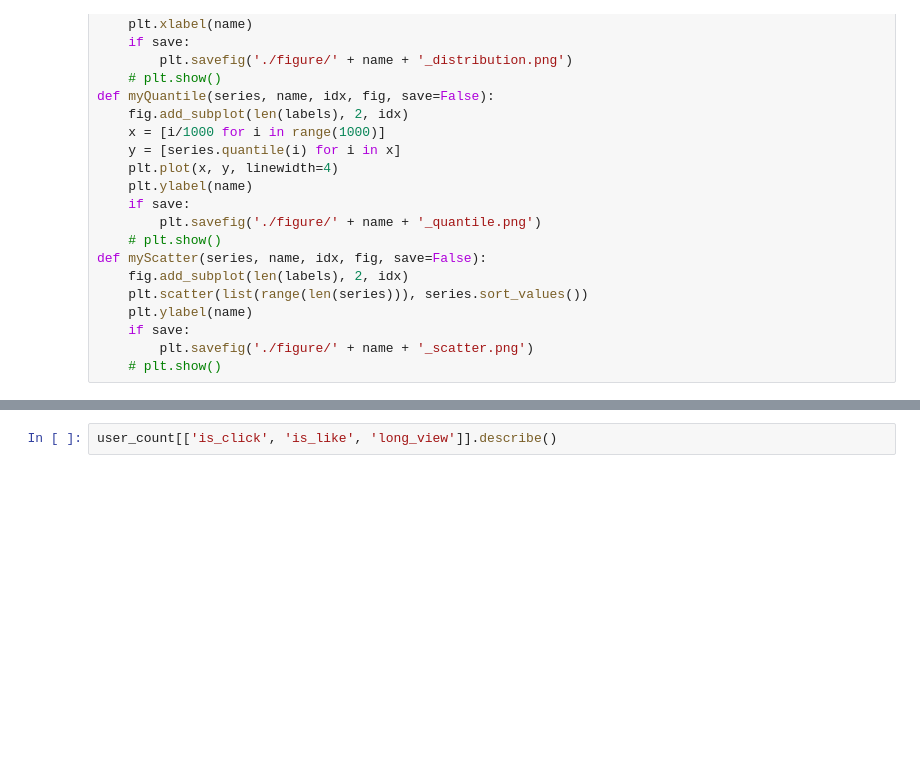
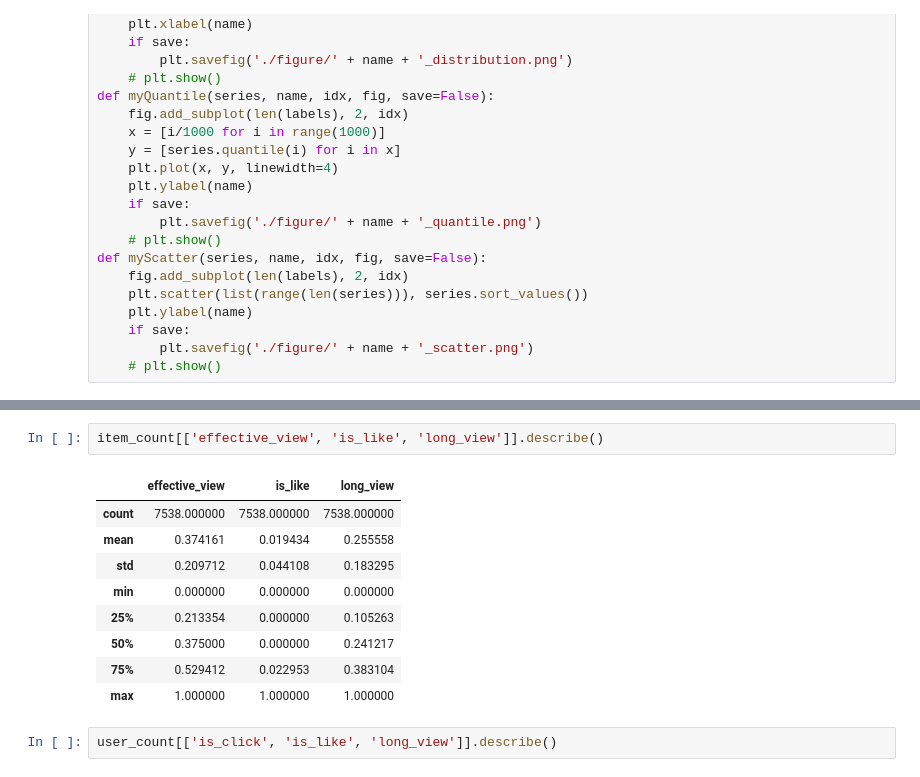
Before and after one commit to Jemma007/myThesis, a Jupyter notebook: lrtThesis/dataset/data_analyse.ipynb, the cells around one changed output, grey strips where cells are left out. Drawn from its saved outputs; the diff is of its cells as text; blank space fills up the shorter version.

```diff
--- a/lrtThesis/dataset/data_analyse.ipynb
+++ b/lrtThesis/dataset/data_analyse.ipynb
@@ -191,3 +193,15 @@ KeyError: 'user_id'
+# %%
+item_count[['effective_view', 'is_like', 'long_view']].describe()
+# %% [output]
+|  | effective_view | is_like | long_view |
+| count | 7538.000000 | 7538.000000 | 7538.000000 |
+| mean | 0.374161 | 0.019434 | 0.255558 |
+| std | 0.209712 | 0.044108 | 0.183295 |
+| min | 0.000000 | 0.000000 | 0.000000 |
+| 25% | 0.213354 | 0.000000 | 0.105263 |
+| 50% | 0.375000 | 0.000000 | 0.241217 |
+| 75% | 0.529412 | 0.022953 | 0.383104 |
+| max | 1.000000 | 1.000000 | 1.000000 |
 # %%
 user_count[['is_click', 'is_like', 'long_view']].describe()
 # %% [output]
```
Also changed, not shown: parts of 6 cells of this notebook, 3 other files.
